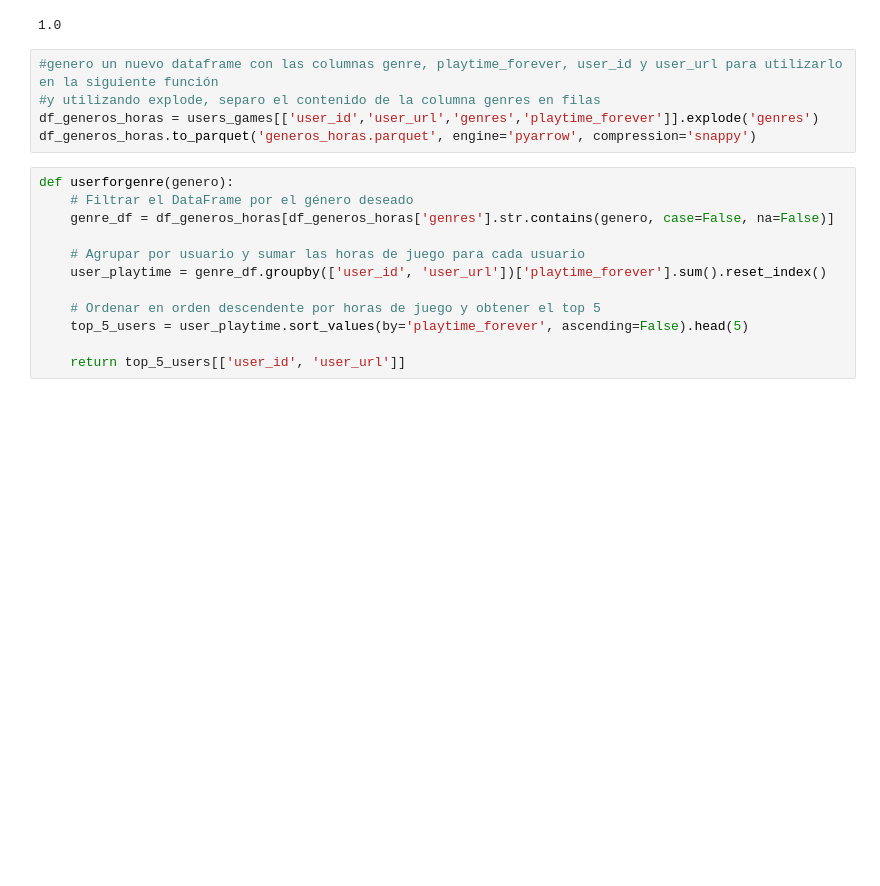
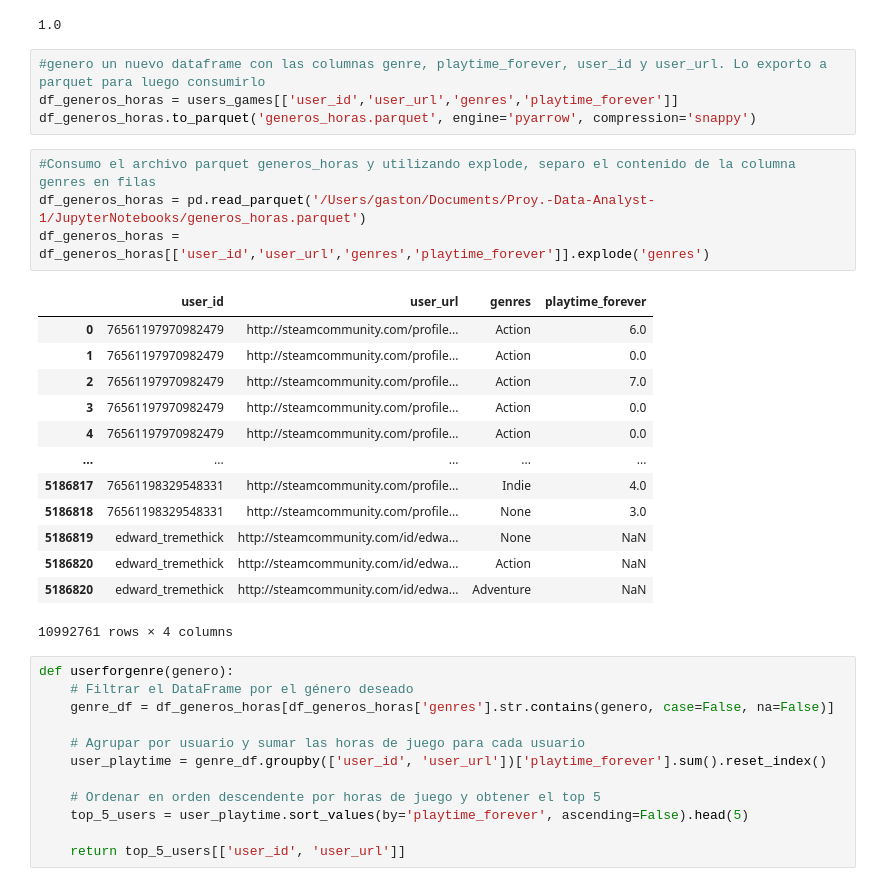
Before and after one commit to gferreira1205/Proy.-Data-Analyst-1, a Jupyter notebook: JupyterNotebooks/Feature engineering.ipynb, the cells around one changed output. Drawn from its saved outputs; the diff is of its cells as text; blank space fills up the shorter version.

```diff
--- a/JupyterNotebooks/Feature engineering.ipynb
+++ b/JupyterNotebooks/Feature engineering.ipynb
@@ -165,10 +172,27 @@ genre_ranking('Action')
 # %% [output]
 1.0
 # %%
-#genero un nuevo dataframe con las columnas genre, playtime_forever, user_id y user_url para utilizarlo en la siguiente función
-#y utilizando explode, separo el contenido de la columna genres en filas
-df_generos_horas = users_games[['user_id','user_url','genres','playtime_forever']].explode('genres')
+#genero un nuevo dataframe con las columnas genre, playtime_forever, user_id y user_url. Lo exporto a parquet para luego consumirlo
+df_generos_horas = users_games[['user_id','user_url','genres','playtime_forever']]
 df_generos_horas.to_parquet('generos_horas.parquet', engine='pyarrow', compression='snappy')
+# %%
+#Consumo el archivo parquet generos_horas y utilizando explode, separo el contenido de la columna genres en filas
+df_generos_horas = pd.read_parquet('/Users/gaston/Documents/Proy.-Data-Analyst-1/JupyterNotebooks/generos_horas.parquet')
+df_generos_horas = df_generos_horas[['user_id','user_url','genres','playtime_forever']].explode('genres')
+# %% [output]
+|  | user_id | user_url | genres | playtime_forever |
+| 0 | 76561197970982479 | http://steamcommunity.com/profile... | Action | 6.0 |
+| 1 | 76561197970982479 | http://steamcommunity.com/profile... | Action | 0.0 |
+| 2 | 76561197970982479 | http://steamcommunity.com/profile... | Action | 7.0 |
+| 3 | 76561197970982479 | http://steamcommunity.com/profile... | Action | 0.0 |
+| 4 | 76561197970982479 | http://steamcommunity.com/profile... | Action | 0.0 |
+| ... | ... | ... | ... | ... |
+| 5186817 | 76561198329548331 | http://steamcommunity.com/profile... | Indie | 4.0 |
+| 5186818 | 76561198329548331 | http://steamcommunity.com/profile... | None | 3.0 |
+| 5186819 | edward_tremethick | http://steamcommunity.com/id/edwa... | None | NaN |
+| 5186820 | edward_tremethick | http://steamcommunity.com/id/edwa... | Action | NaN |
+| 5186820 | edward_tremethick | http://steamcommunity.com/id/edwa... | Adventure | NaN |
+10992761 rows × 4 columns
 # %%
 def userforgenre(genero):
     # Filtrar el DataFrame por el género deseado
```
Also changed, not shown: parts of 8 cells of this notebook, 9 other files.
